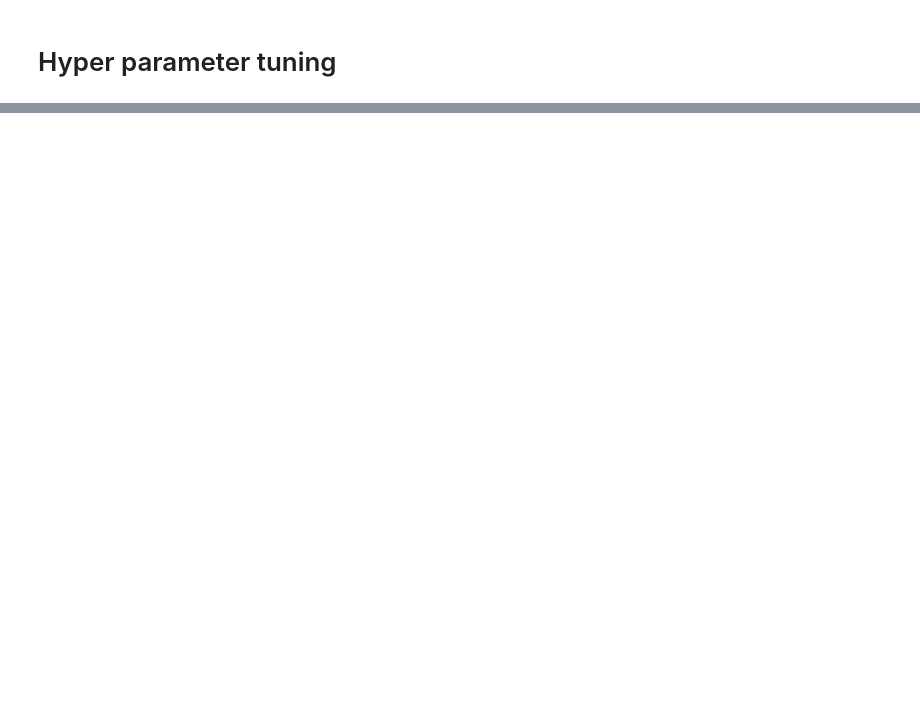
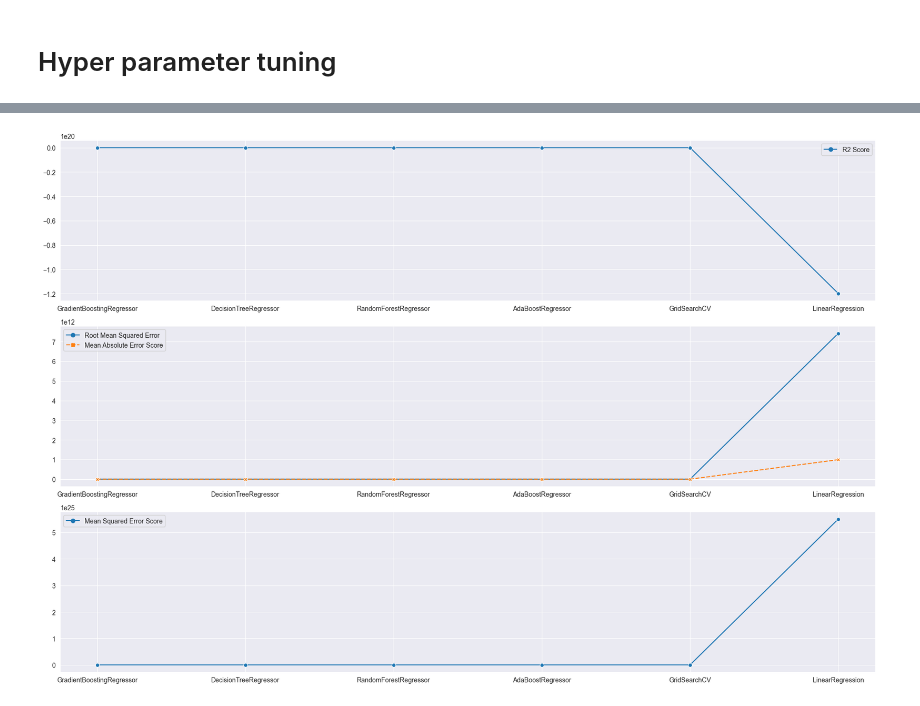
Before and after one commit to Yahya-Ashraf-Mohamed/CodeClause-Intern, a Jupyter notebook: House Price Prediction/House Price Prediction.ipynb, the cells around one changed output, grey strips where cells are left out. Cells and saved outputs as stored; diff of their text form; code cells hidden in the pictures; blank space fills up the shorter version.

```diff
--- a/House Price Prediction/House Price Prediction.ipynb
+++ b/House Price Prediction/House Price Prediction.ipynb
@@ -666,0 +661,8 @@ ValueError: continuous is not supported
+# %%
+Algorithms.append(grid_obj)
+
+Accuracy={}
+Algo_Tester(Algorithms)
+
+Accuracy_Table=pd.DataFrame(score_dict).transpose().sort_values('Root Mean Squared Error')
+display(Accuracy_Table)
@@ -666,0 +690,9 @@ ValueError: continuous is not supported
+# %%
+fig,ax=plt.subplots(3,1,figsize=(18,12))
+sns.lineplot(data=Accuracy_Table.iloc[:,[1,2]],markers=True,ax=ax[1])
+sns.lineplot(data=Accuracy_Table.iloc[:,[3]],markers=True,ax=ax[2])
+sns.lineplot(data=Accuracy_Table.iloc[:,[0]],markers=True,ax=ax[0])
+plt.tight_layout()
+plt.show()
+# %% [output]
+[figure, added]
```
Also changed, not shown: parts of 14 cells of this notebook, 1 other file.
